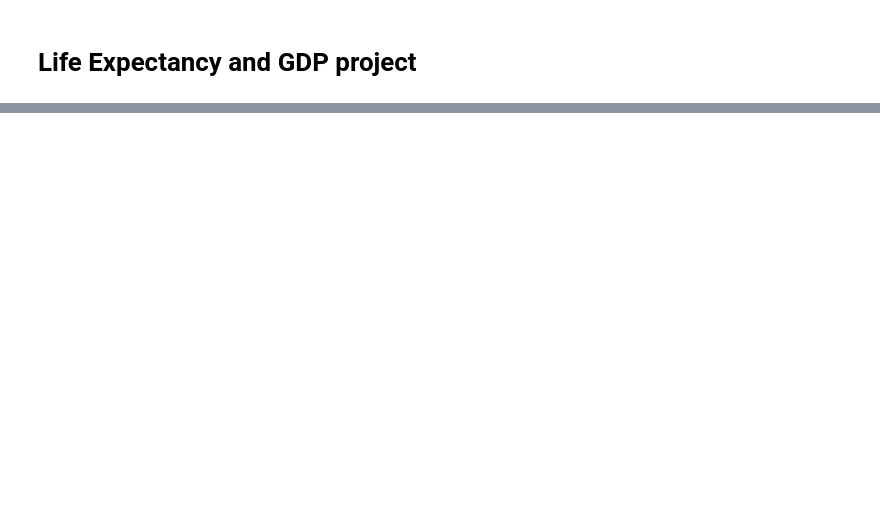
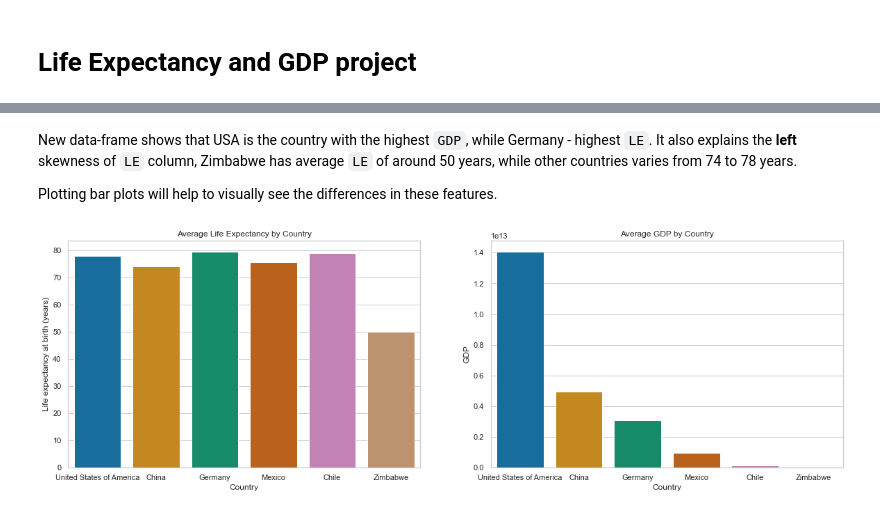
Before and after one commit to abass99/Life_GDP, a Jupyter notebook: gdp_life.ipynb, the cells around one changed output, grey strips where cells are left out. Saved outputs shown, nothing was run; the diff lists cells and outputs as text; code cells hidden in the pictures; blank space fills up the shorter version.

```diff
--- a/gdp_life.ipynb
+++ b/gdp_life.ipynb
@@ -40,0 +158,5 @@ max    2015.000000                         81.000000  1.810000e+13
+# %%
+# create new df of countries LE and GDP average values
+country_avg = data.drop("Year", axis = 1).groupby("Country").mean().sort_values(
+    by = ["GDP", "LE"],ascending=False).reset_index()
+print(country_avg)
@@ -40,0 +171,14 @@ max    2015.000000                         81.000000  1.810000e+13
+# %% [markdown]
+New data-frame shows that USA is the country with the highest `GDP`, while Germany - highest `LE`.
+It also explains the **left** skewness of `LE` column, Zimbabwe has average `LE` of around 50 years, while other countries varies from 74 to 78 years.
+
+Plotting bar plots will help to visually see the differences in these features.
+# %%
+fig, ax = plt.subplots(1,2, figsize = (20,6))
+sns.barplot(x="Country", y="LE", data=country_avg, ax=ax[0], palette = "colorblind")
+ax[0].set_ylabel(le_description)
+ax[0].set_title("Average Life Expectancy by Country")
+sns.barplot(x="Country", y="GDP", data=country_avg, ax=ax[1], palette = "colorblind")
+ax[1].set_title("Average GDP by Country");
+# %% [output]
+[figure, added]
```
Also changed, not shown: parts of 37 cells of this notebook, 1 other file.
